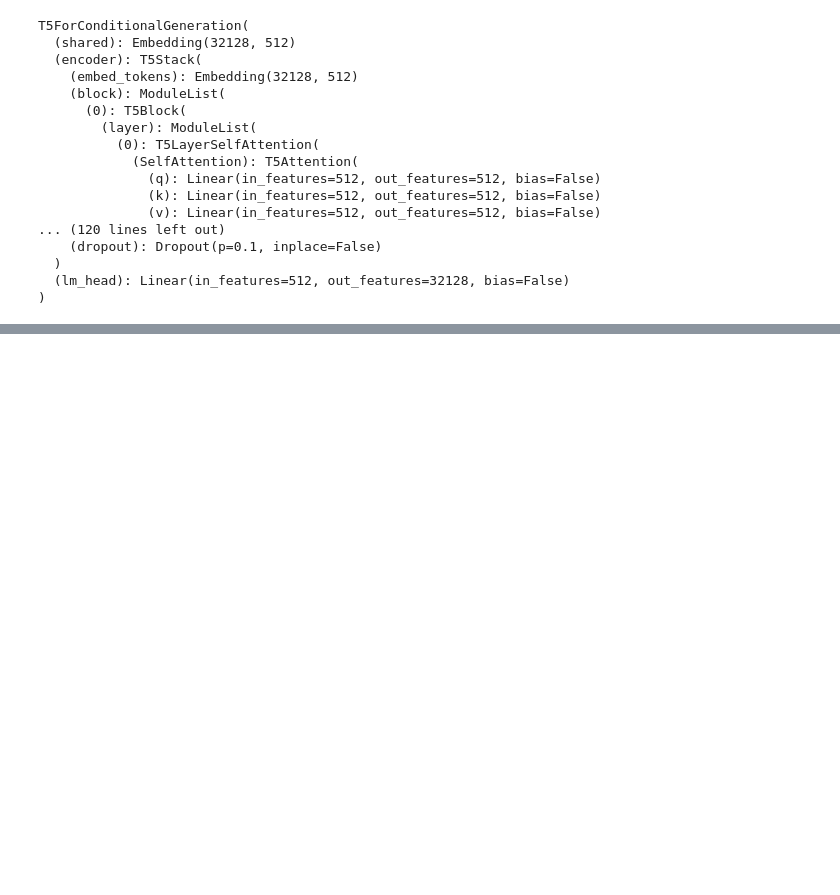
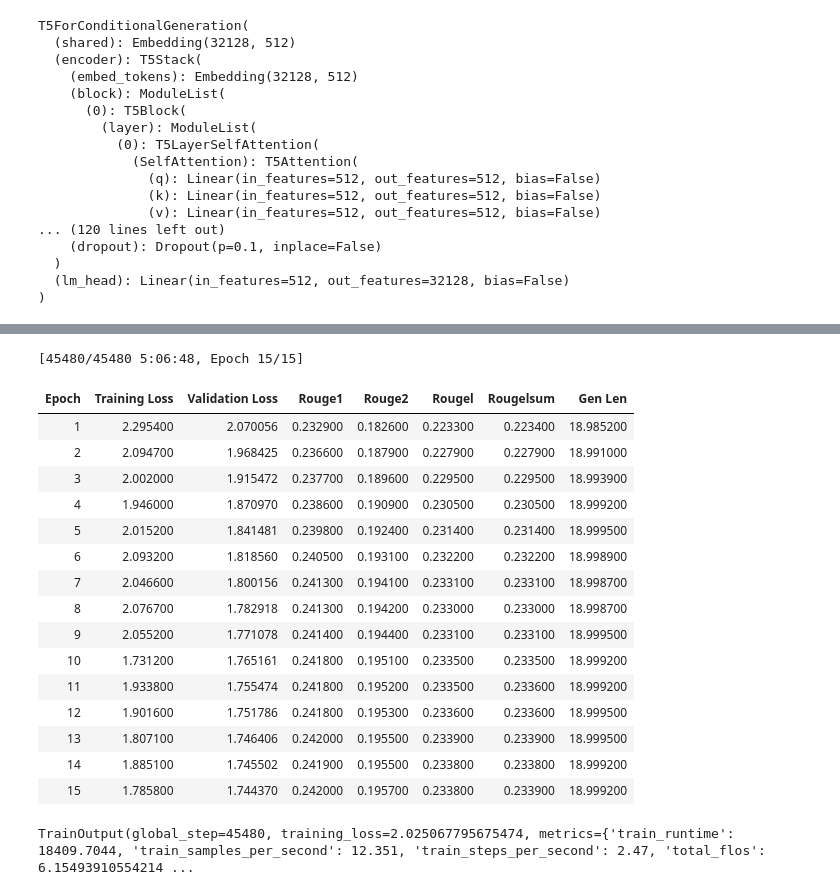
Before and after one commit to KeithLin724/NYCU-Data-Science-2024, a Jupyter notebook: HW4/try_pruning_torch.ipynb, the cells around one changed output, grey strips where cells are left out. Saved outputs shown, nothing was run; the diff lists cells and outputs as text; code cells hidden in the pictures; blank space fills up the shorter version.

```diff
--- a/HW4/try_pruning_torch.ipynb
+++ b/HW4/try_pruning_torch.ipynb
@@ -138,0 +168,23 @@ TALib.show_param_ratio(model)
+# %%
+trainer = ta_lib.get_trainer(model , num_train_epochs=15 , batch_size=5 ,output_dir="./output/pruning_v2")
+# %%
+trainer.train()
+# %% [output]
+[45480/45480 5:06:48, Epoch 15/15]
+| Epoch | Training Loss | Validation Loss | Rouge1 | Rouge2 | Rougel | Rougelsum | Gen Len |
+| 1 | 2.295400 | 2.070056 | 0.232900 | 0.182600 | 0.223300 | 0.223400 | 18.985200 |
+| 2 | 2.094700 | 1.968425 | 0.236600 | 0.187900 | 0.227900 | 0.227900 | 18.991000 |
+| 3 | 2.002000 | 1.915472 | 0.237700 | 0.189600 | 0.229500 | 0.229500 | 18.993900 |
+| 4 | 1.946000 | 1.870970 | 0.238600 | 0.190900 | 0.230500 | 0.230500 | 18.999200 |
+| 5 | 2.015200 | 1.841481 | 0.239800 | 0.192400 | 0.231400 | 0.231400 | 18.999500 |
+| 6 | 2.093200 | 1.818560 | 0.240500 | 0.193100 | 0.232200 | 0.232200 | 18.998900 |
+| 7 | 2.046600 | 1.800156 | 0.241300 | 0.194100 | 0.233100 | 0.233100 | 18.998700 |
+| 8 | 2.076700 | 1.782918 | 0.241300 | 0.194200 | 0.233000 | 0.233000 | 18.998700 |
+| 9 | 2.055200 | 1.771078 | 0.241400 | 0.194400 | 0.233100 | 0.233100 | 18.999500 |
+| 10 | 1.731200 | 1.765161 | 0.241800 | 0.195100 | 0.233500 | 0.233500 | 18.999200 |
+| 11 | 1.933800 | 1.755474 | 0.241800 | 0.195200 | 0.233500 | 0.233600 | 18.999200 |
+| 12 | 1.901600 | 1.751786 | 0.241800 | 0.195300 | 0.233600 | 0.233600 | 18.999500 |
+| 13 | 1.807100 | 1.746406 | 0.242000 | 0.195500 | 0.233900 | 0.233900 | 18.999500 |
+| 14 | 1.885100 | 1.745502 | 0.241900 | 0.195500 | 0.233800 | 0.233800 | 18.999200 |
+| 15 | 1.785800 | 1.744370 | 0.242000 | 0.195700 | 0.233800 | 0.233900 | 18.999200 |
+TrainOutput(global_step=45480, training_loss=2.025067795675474, metrics={'train_runtime': 18409.7044, 'train_samples_per_second': 12.351, 'train_steps_per_second': 2.47, 'total_flos': 6.15493910554214 ...
```
Also changed, not shown: parts of 41 cells of this notebook, 2 other files.
